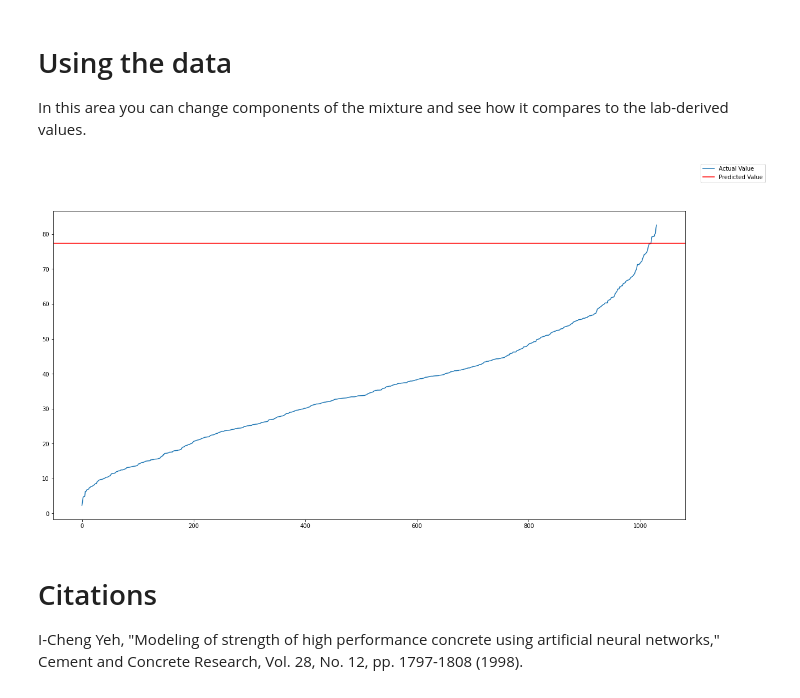
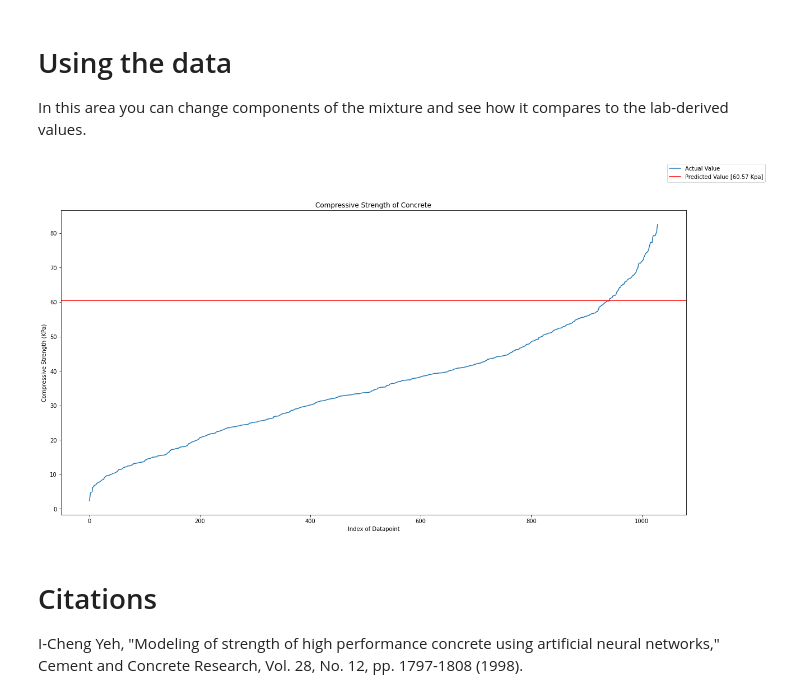
Before and after one commit to tmcque9/ConcreteCompressiveStrength, a Jupyter notebook: Concrete_Compressive_Strength.ipynb, the cells around one changed output. Saved outputs shown, nothing was run; the diff lists cells and outputs as text; code cells hidden in the pictures.

```diff
--- a/Concrete_Compressive_Strength.ipynb
+++ b/Concrete_Compressive_Strength.ipynb
@@ -36,7 +36,7 @@ import warnings
 * XGBoost
 # %%
 #@title
-data = pd.read_csv('Concrete Compressive Strength.csv')
+data = pd.read_csv('https://raw.githubusercontent.com/tmcque9/ConcreteCompressiveStrength/main/Concrete%20Compressive%20Strength.csv')
 X = data.iloc[:, :-1]
 Y = data.iloc[:, -1]
 # %% [markdown]
@@ -225,15 +237,15 @@ axes[1].set_title('Testing Data Scores');
 # ax.axvline(x=index, color='red');
 # %%
 #@title
-
+best_estimators = [(e, regressors[e]) for e in best_estimator_list]
 best_weights = [0.1, 0.2, 0.5, 0.6, 0.7, 0.8]
 best_random_state = 183
 
 x_train, x_test, y_train, y_test = train_test_split(X, Y, test_size=0.3, random_state=best_random_state)
 
 vreg = VotingRegressor(estimators=best_estimators, weights=best_weights)
-reg.fit(x_train, y_train)
-y_pred = reg.predict(X)
+vreg.fit(x_train, y_train)
+y_pred = vreg.predict(X)
 mse = mean_squared_error(Y, y_pred)
 rmse = np.sqrt(mse)
 r_squared = r2_score(Y, y_pred)
@@ -268,37 +283,40 @@ fig.legend();
 In this area you can change components of the mixture and see how it compares to the lab-derived values.
 # %%
 #@title Generate a Mix experimentally
-cement_component = 390 #@param {type:"slider", min:100, max:540, step:1}
-blast_furnace_slag = 190 #@param {type:"slider", min:0, max:360, step:1}
-fly_ash = 0 #@param {type:"slider", min:0, max:200, step:1}
-water = 145 #@param {type:"slider", min:120, max:250, step:1}
-superplasticizer = 22.1 #@param {type:"slider", min:0.0, max:32, step:0.1}
-coarse_aggregate =  945 #@param {type:"slider", min:800, max:1200, step:1}
-fine_aggregate = 755 #@param {type:"slider", min:500, max:1000, step:1}
-age = 90 #@param {type:"slider", min:0, max:100, step:1}
+cement_component = 375 #@param {type:"slider", min:100, max:540, step:1}
+blast_furnace_slag = 194 #@param {type:"slider", min:0, max:360, step:1}
+fly_ash = 96 #@param {type:"slider", min:0, max:200, step:1}
+water = 205 #@param {type:"slider", min:120, max:250, step:1}
+superplasticizer = 17.6 #@param {type:"slider", min:0.0, max:32, step:0.1}
+coarse_aggregate =  1039 #@param {type:"slider", min:800, max:1200, step:1}
+fine_aggregate = 817 #@param {type:"slider", min:500, max:1000, step:1}
+age = 55 #@param {type:"slider", min:0, max:100, step:1}
 
 Xe = X.append({
   'Cement (component 1)(kg in a m^3 mixture)': cement_component,
   'Blast Furnace Slag (component 2)(kg in a m^3 mixture)': blast_furnace_slag,
   'Fly Ash (component 3)(kg in a m^3 mixture)': fly_ash,
   'Water  (component 4)(kg in a m^3 mixture)': water,
   'Superplasticizer (component 5)(kg in a m^3 mixture)': superplasticizer,
   'Coarse Aggregate  (component 6)(kg in a m^3 mixture)': coarse_aggregate,
   'Fine Aggregate (component 7)(kg in a m^3 mixture)': fine_aggregate,
   'Age (day)': age
 }, ignore_index=True)
 
 index = len(X)
 
 y_sorted= Y.sort_values();
-y_pred = reg.predict(Xe)
+y_pred = vreg.predict(Xe)
 fig, ax = plt.subplots(figsize=(20,10))
 x = list(range(len(X)))
 ax.plot(x, y_sorted, label='Actual Value', )
-ax.axhline(y_pred[index], color='red', label='Predicted Value')
+ax.axhline(y_pred[index], color='red', label=f'Predicted Value [{np.round(y_pred[index], 2)} Kpa]')
+ax.set_title('Compressive Strength of Concrete')
+ax.set_xlabel('Index of Datapoint')
+ax.set_ylabel('Compressive Strength (KPa)')
 fig.legend();
 # %% [output]
-[figure, old version]
+[figure, new version]
 # %% [markdown]
 # Citations
 
```
Also changed, not shown: parts of 4 cells of this notebook.
